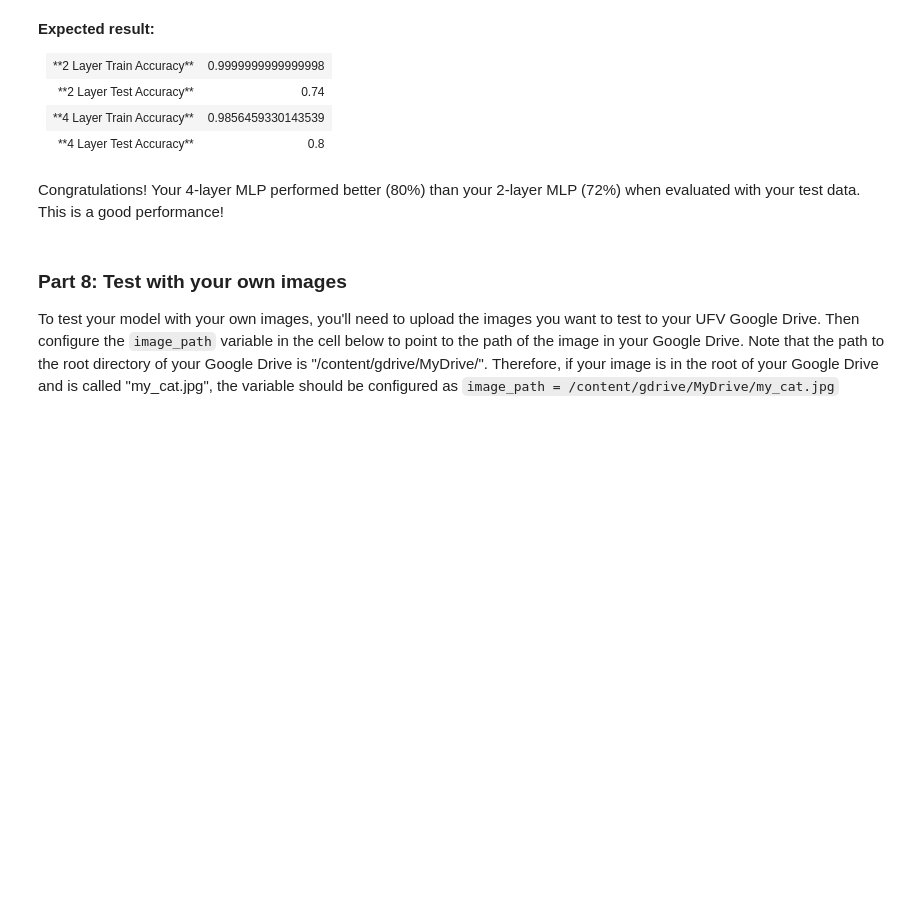
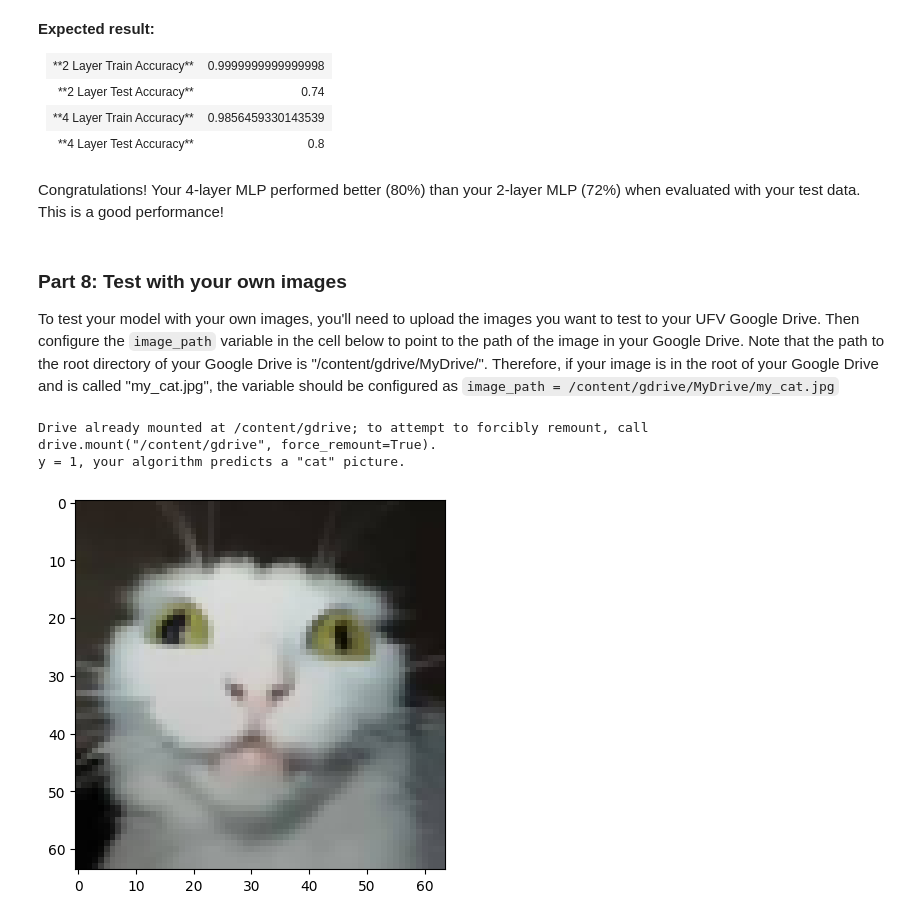
Before and after one commit to gabridulol/nn-and-dl, a Jupyter notebook: pa2_multilayer_perceptron.ipynb, the cells around one changed output. Drawn from its saved outputs; the diff is of its cells as text; code cells hidden in the pictures; blank space fills up the shorter version.

```diff
--- a/pa2_multilayer_perceptron.ipynb
+++ b/pa2_multilayer_perceptron.ipynb
@@ -706,7 +759,7 @@ def relu_backward(dA, cache):
 
     # When z <= 0, you should set dz to 0 as well.
     ### YOUR CODE STARTS HERE ### ~1 line
-
+    dZ[Z <= 0] = 0
     ### YOUR CODE ENDS HERE ###
 
     assert (dZ.shape == Z.shape)
@@ -1075,17 +1199,21 @@ def predict(X, y, parameters):
 
     # Forward propagation
     ### YOUR CODE STARTS HERE ### ~1 line
-
+    Y_hat, caches = forward_pass(X, parameters)
     ### YOUR CODE ENDS HERE ###
 
     # Convert probs to 0/1 predictions
     ### YOUR CODE STARTS HERE ### ~3-5 lines
-
+    for i in range(0, Y_hat.shape[1]):
+        if Y_hat[0, i] > 0.5:
+            p[0, i] = 1
+        else:
+            p[0, i] = 0
     ### YOUR CODE ENDS HERE ###
 
     # Compute accuracy
     ### YOUR CODE STARTS HERE ### ~1 line
-
+    accuracy = np.sum((p == y)/m)
     ### YOUR CODE ENDS HERE ###
 
     return accuracy
@@ -1133,17 +1266,35 @@ To test your model with your own images, you'll need to upload the images you wa
 # %%
 from google.colab import drive
 drive.mount('/content/gdrive')
 
 ### YOUR CODE STARTS HERE ### ~1 line
-image_path = "/content/gdrive/MyDrive/<path_to_img>.jpg"
+image_path = "/content/gdrive/MyDrive/my_cat.jpg"
 ### YOUR CODE ENDS HERE ###
+
+from PIL import Image
+import numpy as np
+import matplotlib.pyplot as plt
 
 # We preprocess the image to fit your algorithm.
 with Image.open(image_path) as im:
   low_res_image = np.array(im.resize((num_px, num_px)))
 
 x = low_res_image.reshape((num_px * num_px * 3, 1))
-y = predict(x, w, b)
+
+# >>> MINIMAL CHANGES <<<
+# y_dummy label just to satisfy predict signature
+y_dummy = np.zeros((1,1))
+_ = predict(x, y_dummy, parameters_4layers)
+# Get probability from forward pass
+Y_hat, _cache = forward_pass(x, parameters_4layers)
+# Convert probability into 0/1 prediction
+y = (Y_hat >= 0.5).astype(int)
+# <<< END OF CHANGES >>>
 
 plt.imshow(low_res_image)
-print("y = " + str(np.squeeze(y)) + ", your algorithm predicts a \"" + classes[int(np.squeeze(y)),].decode("utf-8") +  "\" picture.")
+print("y = " + str(int(np.squeeze(y))) + ', your algorithm predicts a "' +
+      classes[int(np.squeeze(y))].decode("utf-8") + '" picture.')
+# %% [output]
+Drive already mounted at /content/gdrive; to attempt to forcibly remount, call drive.mount("/content/gdrive", force_remount=True).
+y = 1, your algorithm predicts a "cat" picture.
+[figure, added]
```
Also changed, not shown: parts of 26 cells of this notebook.
